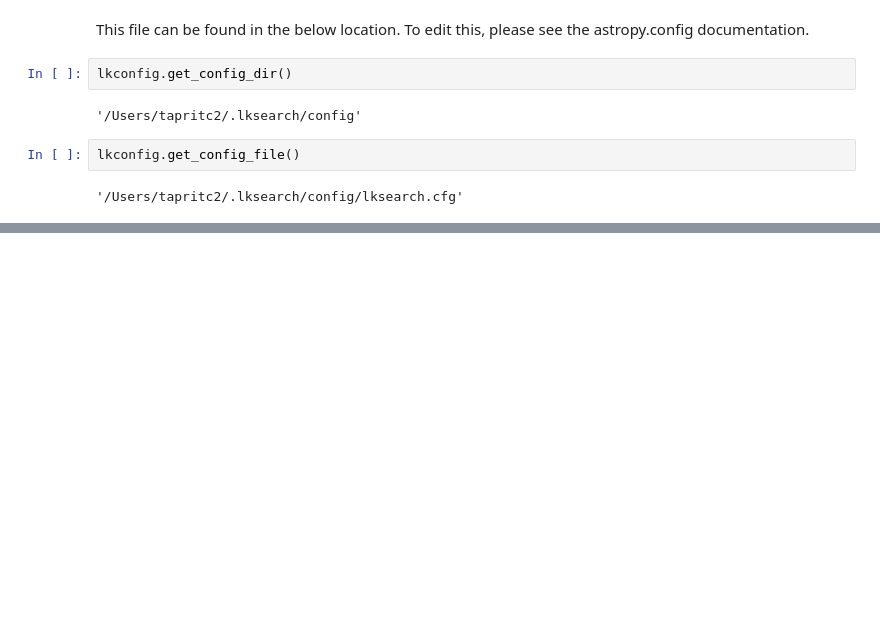
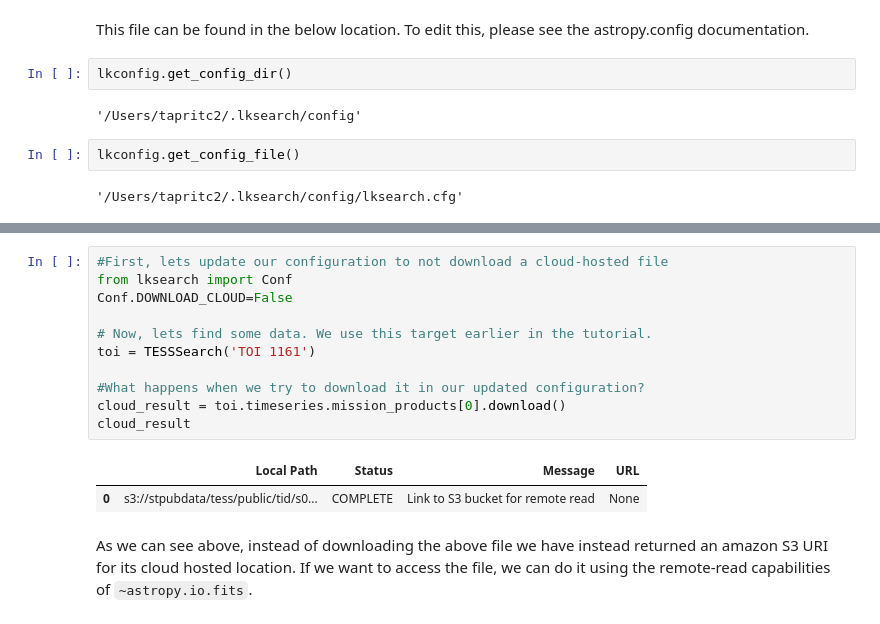
Before and after one commit to lightkurve/lksearch, a Jupyter notebook: docs/tutorials/Example_searches.ipynb, the cells around one changed output, grey strips where cells are left out. Saved outputs shown, nothing was run; the diff lists cells and outputs as text; blank space fills up the shorter version.

Commit message:
Updated tutorial notebook with discussion of configuration parameters and a new sub-section discussing lksearch cloud configuration

```diff
--- a/docs/tutorials/Example_searches.ipynb
+++ b/docs/tutorials/Example_searches.ipynb
@@ -559,0 +574,16 @@ lkconfig.get_config_file()
+# %%
+#First, lets update our configuration to not download a cloud-hosted file
+from lksearch import Conf
+Conf.DOWNLOAD_CLOUD=False
+
+# Now, lets find some data. We use this target earlier in the tutorial.
+toi = TESSSearch('TOI 1161')
+
+#What happens when we try to download it in our updated configuration?
+cloud_result = toi.timeseries.mission_products[0].download()
+cloud_result
+# %% [output]
+|  | Local Path | Status | Message | URL |
+| 0 | s3://stpubdata/tess/public/tid/s0... | COMPLETE | Link to S3 bucket for remote read | None |
+# %% [markdown]
+As we can see above, instead of downloading the above file we have instead returned an amazon S3 URI for its cloud hosted location.  If we want to access the file, we can do it using the remote-read capabilities of `~astropy.io.fits`.
```
Also changed, not shown: parts of 14 cells of this notebook.
